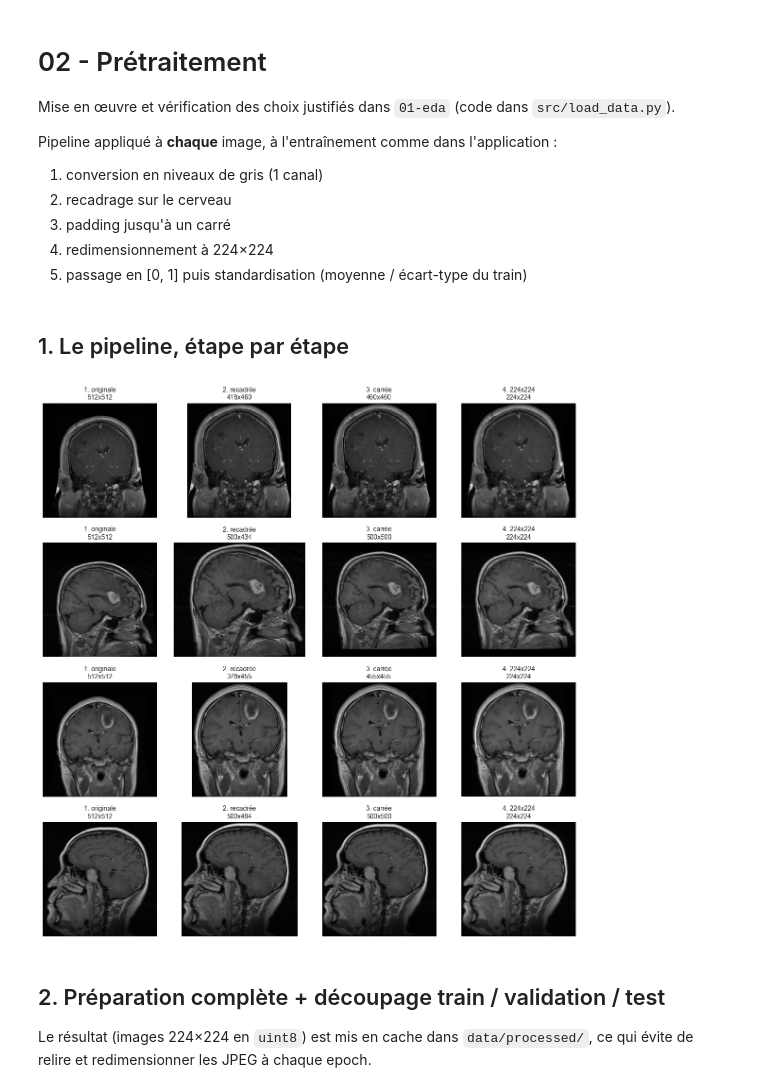
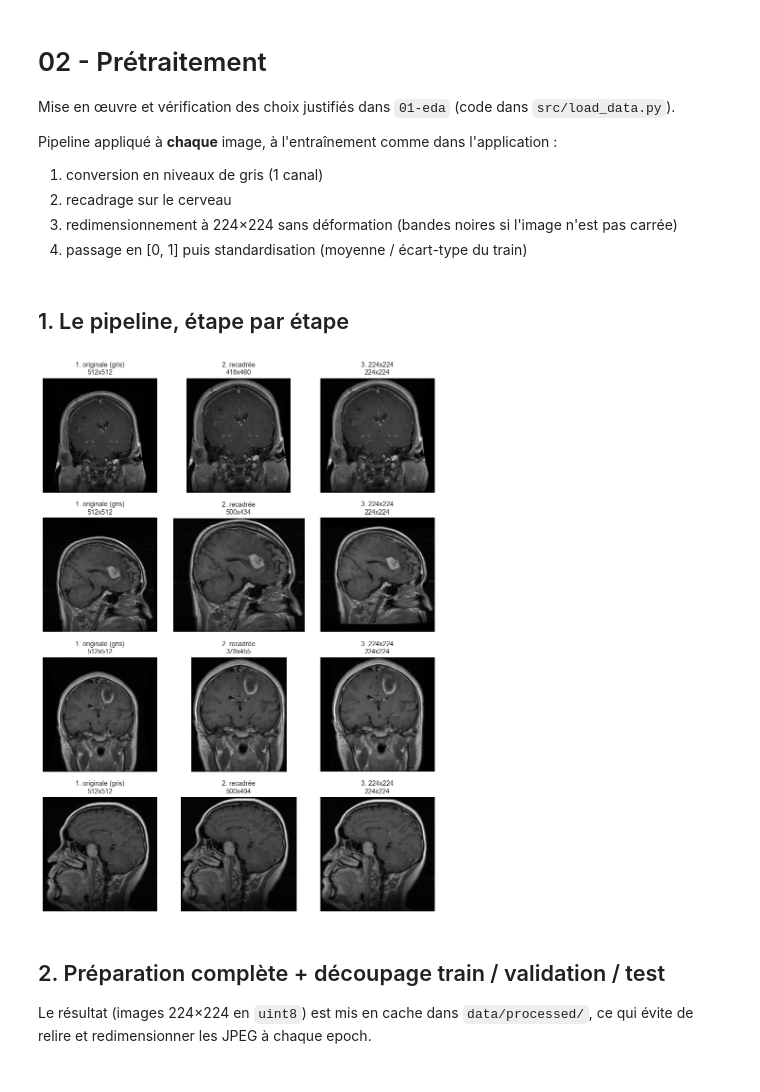
Before and after one commit to Chlooow/neuro-cnn-classifier, a Jupyter notebook: notebooks/02-preproc.ipynb, the cells around one changed output. Cells and saved outputs as stored; diff of their text form; code cells hidden in the pictures.

```diff
--- a/notebooks/02-preproc.ipynb
+++ b/notebooks/02-preproc.ipynb
@@ -6,9 +6,8 @@ Mise en œuvre et vérification des choix justifiés dans `01-eda` (code dans `s
 Pipeline appliqué à **chaque** image, à l'entraînement comme dans l'application :
 1. conversion en niveaux de gris (1 canal)
 2. recadrage sur le cerveau
-3. padding jusqu'à un carré
-4. redimensionnement à 224×224
-5. passage en [0, 1] puis standardisation (moyenne / écart-type du train)
+3. redimensionnement à 224×224 sans déformation (bandes noires si l'image n'est pas carrée)
+4. passage en [0, 1] puis standardisation (moyenne / écart-type du train)
 # %%
 import sys
 from pathlib import Path
@@ -30,29 +29,28 @@ sns.set_theme(style="whitegrid")
 # %% [markdown]
 ## 1. Le pipeline, étape par étape
 # %%
-from load_data import CLASS_NAMES, find_dataset_root, list_images, crop_brain, pad_to_square, prepare_image
+from load_data import CLASS_NAMES, crop_brain, list_images, load_brain_tumor_data, prepare_image
 from utils import load_config
 
 cfg = load_config()["project"]
 SIZE = cfg["image_size"]
-DATA = find_dataset_root()
+DATA = load_brain_tumor_data()
 paths, labels = list_images(DATA, "Training")
 
 rng = np.random.default_rng(3)
 examples = [paths[i] for i in rng.choice(len(paths), 4, replace=False)]
-fig, axes = plt.subplots(4, 4, figsize=(12, 12))
+fig, axes = plt.subplots(4, 3, figsize=(9, 12))
 for r, p in enumerate(examples):
     gray = np.asarray(Image.open(p).convert("L"))
     cropped = crop_brain(gray)
-    square = pad_to_square(cropped)
     final = prepare_image(p, SIZE)
-    steps = [(gray, "1. originale"), (cropped, "2. recadrée"), (square, "3. carrée"), (final, f"4. {SIZE}x{SIZE}")]
+    steps = [(gray, "1. originale (gris)"), (cropped, "2. recadrée"), (final, f"3. {SIZE}x{SIZE}")]
     for c, (img, title) in enumerate(steps):
         axes[r, c].imshow(img, cmap="gray"); axes[r, c].axis("off")
         axes[r, c].set_title(f"{title}\n{img.shape[1]}x{img.shape[0]}", fontsize=10)
 plt.tight_layout(); plt.savefig(FIG / "preproc_steps.png", dpi=150); plt.show()
 # %% [output]
-[figure, old version]
+[figure, new version]
 # %% [markdown]
 ## 2. Préparation complète + découpage train / validation / test
 Le résultat (images 224×224 en `uint8`) est mis en cache dans `data/processed/`, ce qui évite de relire et redimensionner les JPEG à chaque epoch.
```
Also changed, not shown: parts of 2 cells of this notebook, 2 other files.
